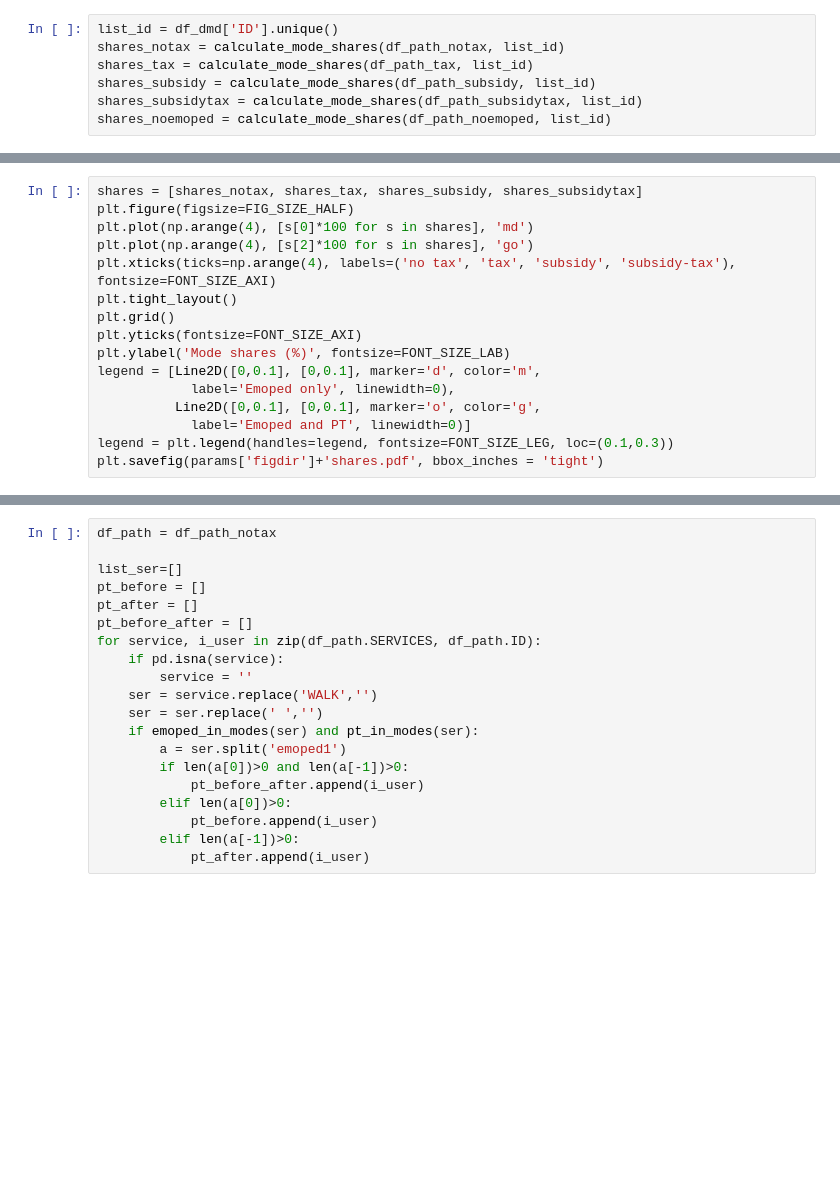
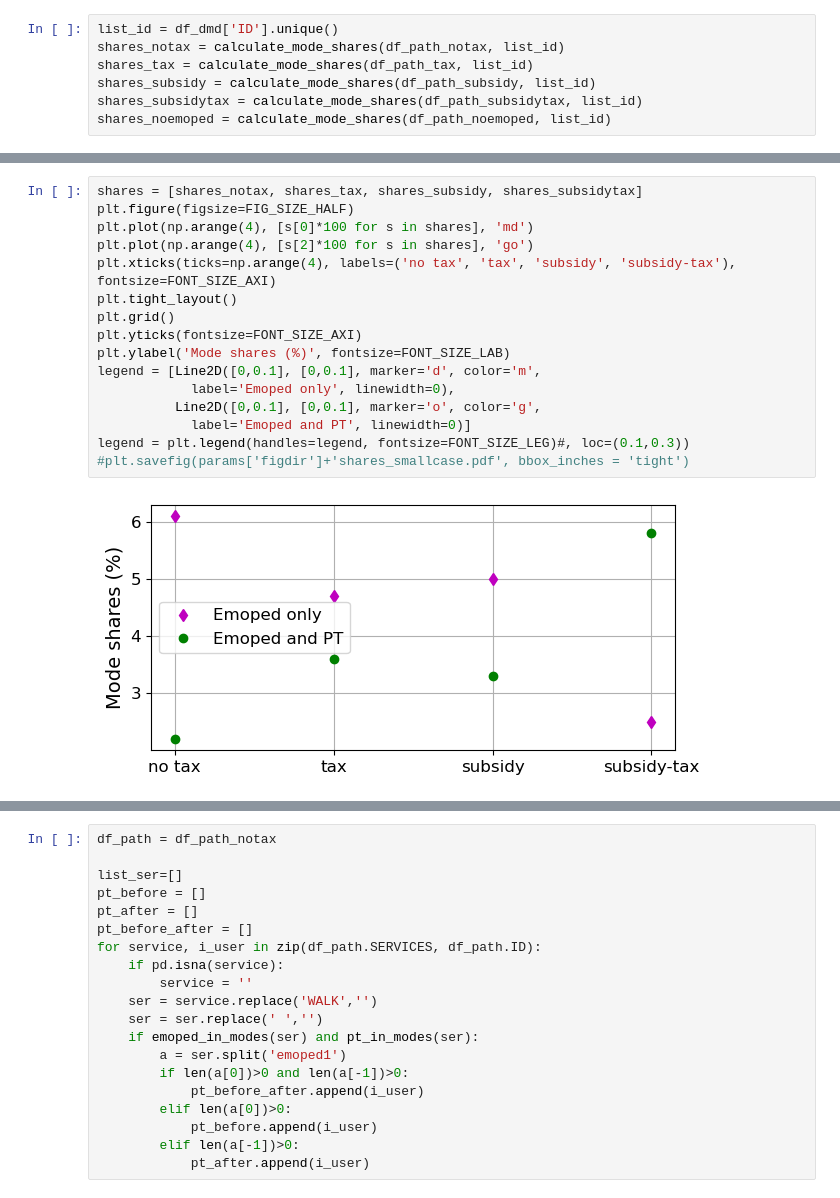
Before and after one commit to loubal/MnMS_loubal, a Jupyter notebook: examples/amsterdam_emoped/Amsterdam_study_case_results.ipynb, the cells around one changed output, grey strips where cells are left out. Drawn from its saved outputs; the diff is of its cells as text; blank space fills up the shorter version.

```diff
--- a/examples/amsterdam_emoped/Amsterdam_study_case_results.ipynb
+++ b/examples/amsterdam_emoped/Amsterdam_study_case_results.ipynb
@@ -355,19 +418,21 @@ print('noemoped--', shares_noemoped)
 # %%
 shares = [shares_notax, shares_tax, shares_subsidy, shares_subsidytax]
 plt.figure(figsize=FIG_SIZE_HALF)
 plt.plot(np.arange(4), [s[0]*100 for s in shares], 'md')
 plt.plot(np.arange(4), [s[2]*100 for s in shares], 'go')
 plt.xticks(ticks=np.arange(4), labels=('no tax', 'tax', 'subsidy', 'subsidy-tax'), fontsize=FONT_SIZE_AXI)
 plt.tight_layout()
 plt.grid()
 plt.yticks(fontsize=FONT_SIZE_AXI)
 plt.ylabel('Mode shares (%)', fontsize=FONT_SIZE_LAB)
 legend = [Line2D([0,0.1], [0,0.1], marker='d', color='m',
             label='Emoped only', linewidth=0),
           Line2D([0,0.1], [0,0.1], marker='o', color='g',
             label='Emoped and PT', linewidth=0)]
-legend = plt.legend(handles=legend, fontsize=FONT_SIZE_LEG, loc=(0.1,0.3))
-plt.savefig(params['figdir']+'shares.pdf', bbox_inches = 'tight')
+legend = plt.legend(handles=legend, fontsize=FONT_SIZE_LEG)#, loc=(0.1,0.3))
+#plt.savefig(params['figdir']+'shares_smallcase.pdf', bbox_inches = 'tight')
+# %% [output]
+[figure, added]
 # %%
 list_id_far = df_dmd_far['ID'].unique()
 
```
Also changed, not shown: parts of 54 cells of this notebook, 4 other files.
